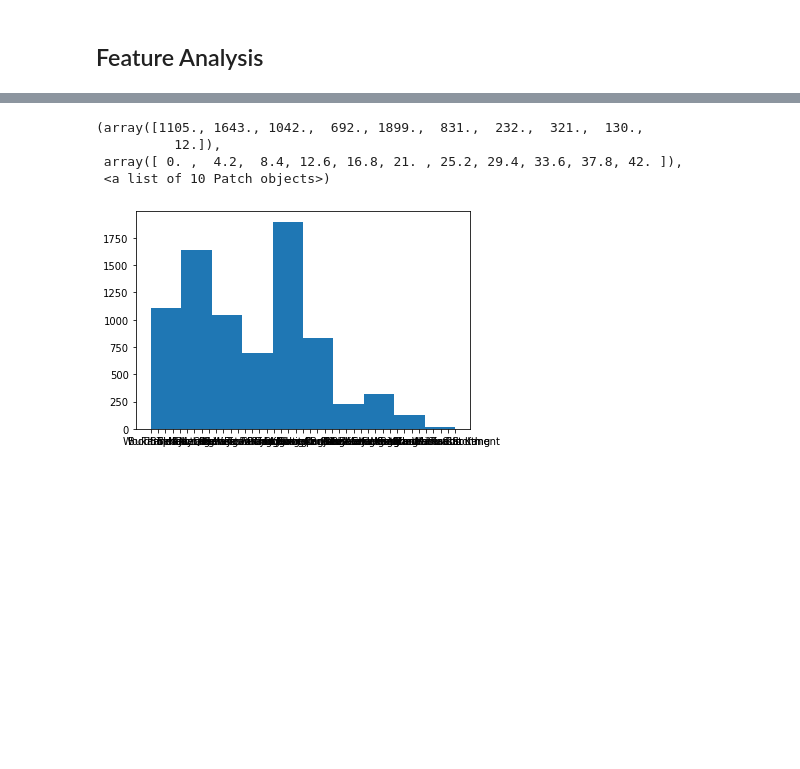
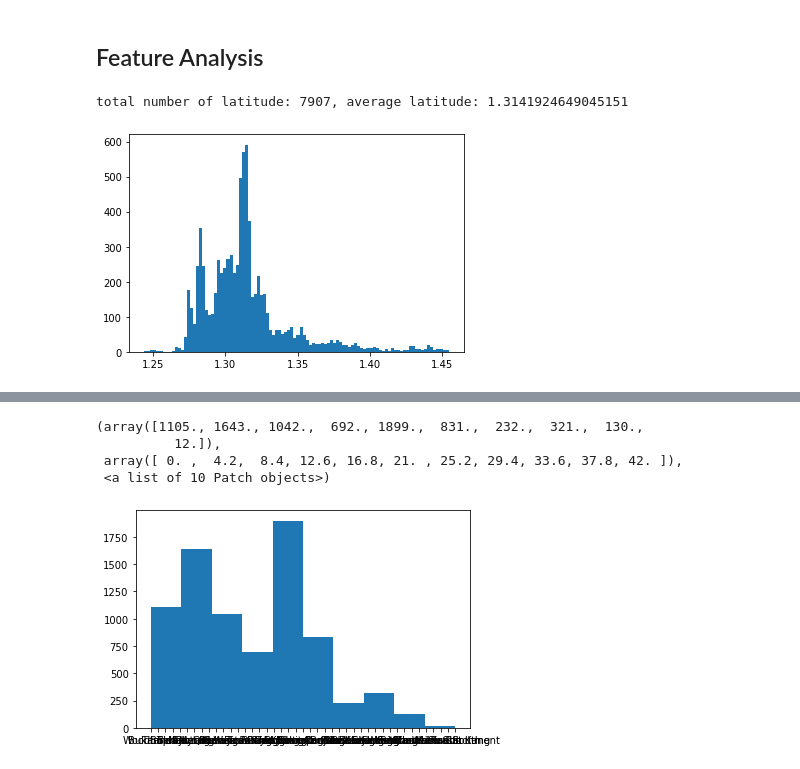
Before and after one commit to ReBachtr/Airbnb_data_analysis, a Jupyter notebook: code/singapore_lyf.ipynb, the cells around one changed output, grey strips where cells are left out. Drawn from its saved outputs; the diff is of its cells as text; code cells hidden in the pictures; blank space fills up the shorter version.

```diff
--- a/code/singapore_lyf.ipynb
+++ b/code/singapore_lyf.ipynb
@@ -56,0 +51,6 @@ pos_price = sp_data.groupby(['latitude','longitude']).price.unique().agg(dict)
+# %%
+print(f'total number of latitude: {len(lat)}, average latitude: {np.mean(lat)}')
+_,_,_ = plt.hist(lat, bins= 100)
+# %% [output]
+total number of latitude: 7907, average latitude: 1.3141924649045151
+[figure, added]
```
Also changed, not shown: parts of 23 cells of this notebook.
